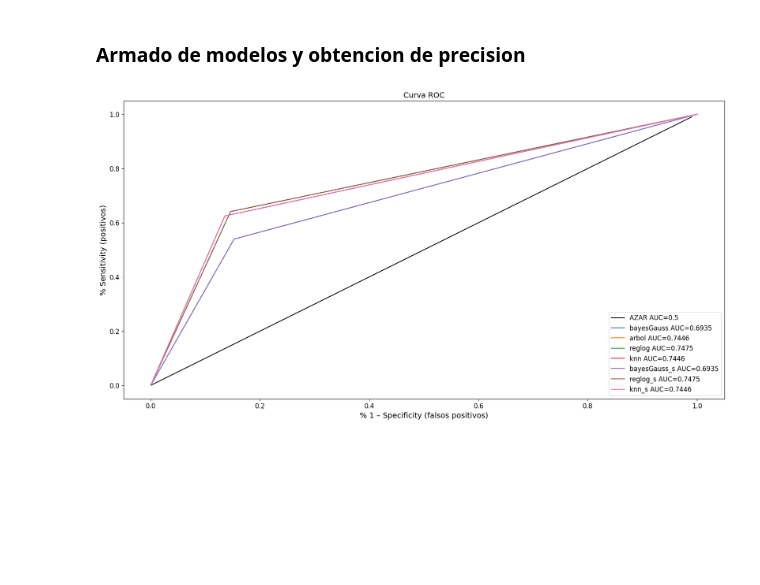
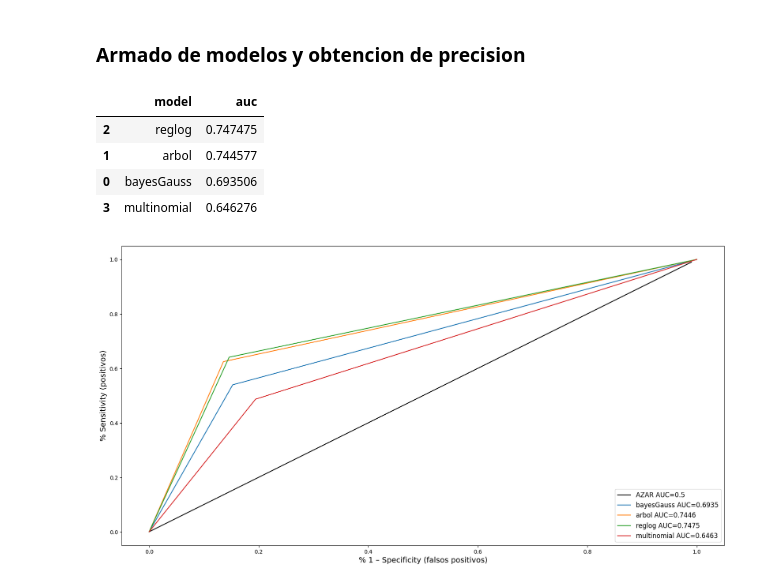
Before and after one commit to ignaciomontovio/TP-Virus, a Jupyter notebook: TP_EntregableVirus.ipynb, the cells around one changed output. Cells and saved outputs as stored; diff of their text form; code cells hidden in the pictures; blank space fills up the shorter version.

```diff
--- a/TP_EntregableVirus.ipynb
+++ b/TP_EntregableVirus.ipynb
@@ -493,25 +473,29 @@ y_pred_knn_s = knn_s.predict(X_test)
 # %%
 # Inicializamos los labels del gráfico
 plt.figure(figsize=(20, 10))
 plt.xlabel('% 1 – Specificity (falsos positivos)', fontsize=14)
 plt.ylabel('% Sensitivity (positivos)', fontsize=14)
 
 # Graficamos la recta del azar
 it = [i/100 for i in range(100)]
 plt.plot(it,it,label="AZAR AUC=0.5",color="black")
-#'bayesMulti':y_pred_nb,
-modelos = { 'bayesGauss':y_pred_gauss,'arbol':y_pred_tc,
-           'reglog':y_pred_lg,'knn':y_pred_knn, 'bayesGauss_s':y_pred_gauss_s,
-           'reglog_s':y_pred_lg_s,'knn_s':y_pred_knn_s,
-           }
+
+modelos = { 'bayesGauss':y_pred_gauss,'arbol':y_pred_tc, 'reglog':y_pred_lg, 'multinomial': y_pred_nb}
 areas = []
 for pred in modelos:
     auc = graficarCurvaRoc( modelos[pred] , pred )
     areas.append( (pred, auc) )
 areas = pd.DataFrame(areas, columns=['model','auc'])
-# Agregamos el titulo y configuro el tamaño de letra
-plt.title("Curva ROC", fontsize=14)
-plt.tick_params(labelsize=12);
-plt.show()
+# Grafico
+# plt.title("Curva ROC", fontsize=14)
+# plt.tick_params(labelsize=12);
+# plt.show()
+# Tabla
+areas.sort_values('auc', ascending=False)
 # %% [output]
+|  | model | auc |
+| 2 | reglog | 0.747475 |
+| 1 | arbol | 0.744577 |
+| 0 | bayesGauss | 0.693506 |
+| 3 | multinomial | 0.646276 |
-[figure, old version]
+[figure, new version]
```
Also changed, not shown: parts of 17 cells of this notebook.
